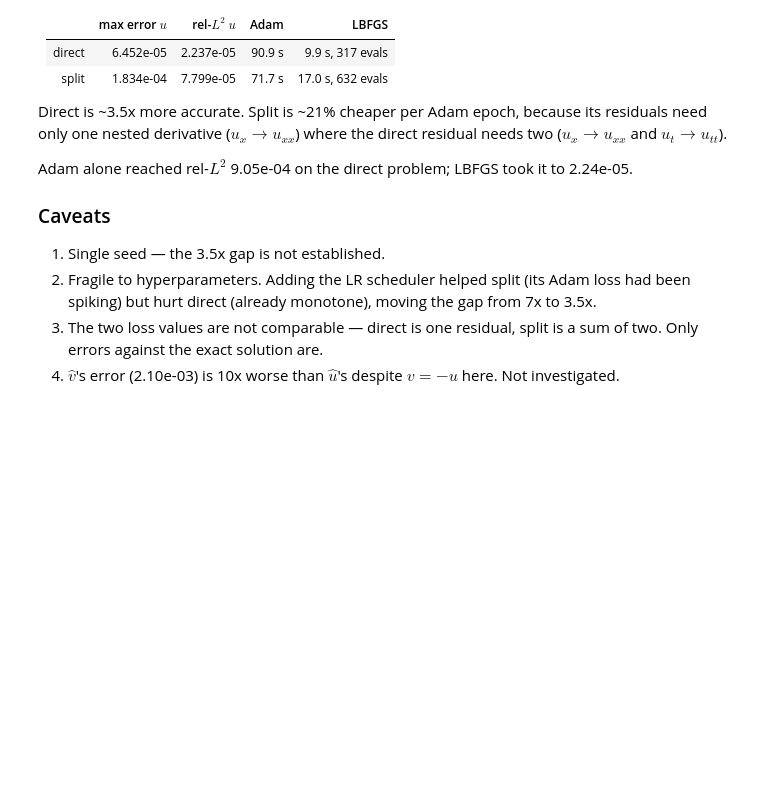
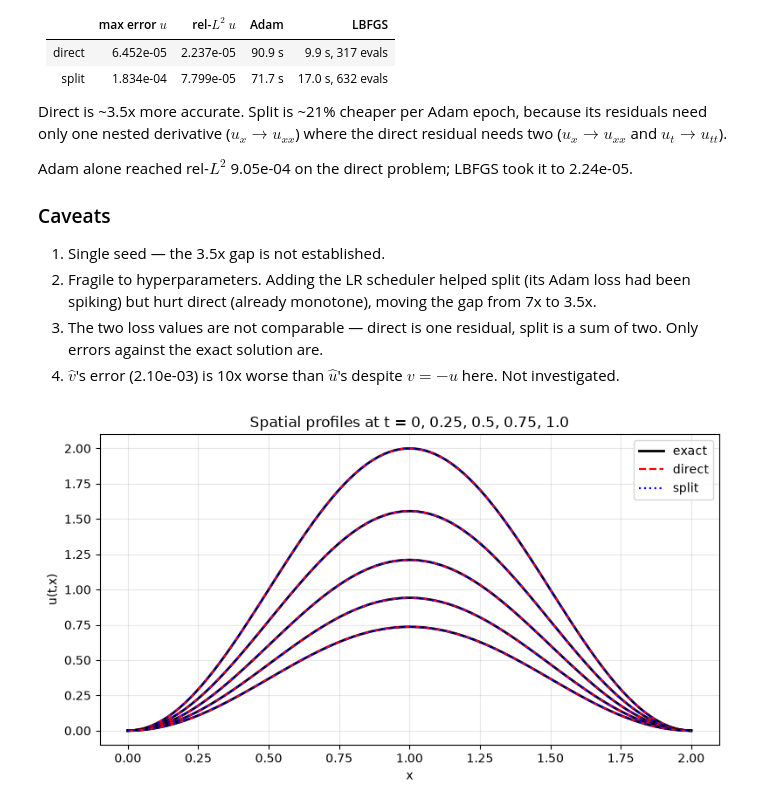
Before and after one commit to RaghavSinghal15/Scientific-ML-Study-Project, a Jupyter notebook: sine_gordon_example1.ipynb, the cells around one changed output. Saved outputs shown, nothing was run; the diff lists cells and outputs as text; code cells hidden in the pictures; blank space fills up the shorter version.

Commit message:
sine-gordon example plots

```diff
--- a/sine_gordon_example1.ipynb
+++ b/sine_gordon_example1.ipynb
@@ -347,3 +347,18 @@ Adam alone reached rel-$L^2$ 9.05e-04 on the direct problem; LBFGS took it to
    sum of two. Only errors against the exact solution are.
 4. $\hat v$'s error (2.10e-03) is 10x worse than $\hat u$'s despite $v = -u$
    here. Not investigated.
+# %%
+x_np = xx.numpy().flatten()
+t_np = tt.numpy().flatten()
+
+plt.figure(figsize=(8, 4.5))
+for k, ti in enumerate([0, 50, 100, 150, 199]):
+    plt.plot(x_np, u_exact[ti], 'k-', lw=2, label='exact' if k==0 else None)
+    plt.plot(x_np, u_pred[ti], 'r--', lw=1.6, label='direct' if k==0 else None)
+    plt.plot(x_np, u_pred_split[ti], 'b:', lw=1.6, label='split' if k==0 else None)
+plt.xlabel('x'); plt.ylabel('u(t,x)')
+plt.title('Spatial profiles at t = 0, 0.25, 0.5, 0.75, 1.0')
+plt.legend(); plt.grid(alpha=0.3)
+plt.tight_layout(); plt.show()
+# %% [output]
+[figure, added]
```
Also changed, not shown: parts of 1 cell of this notebook.
